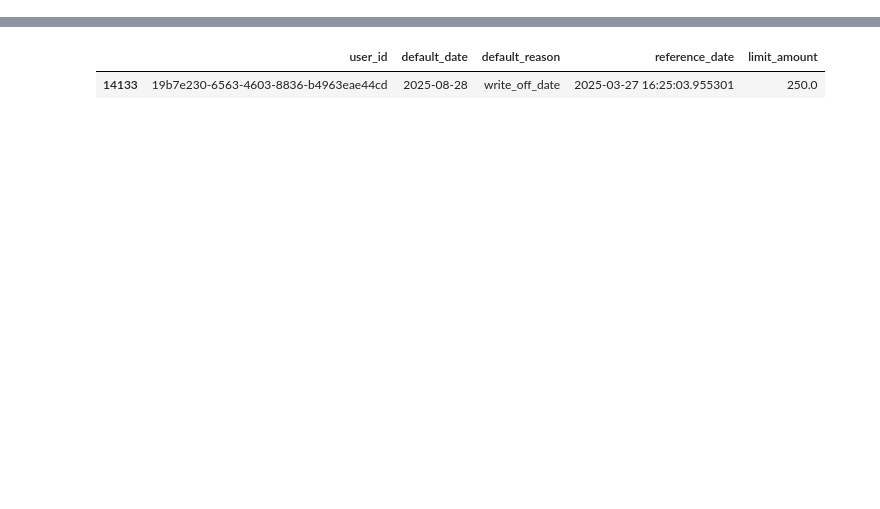
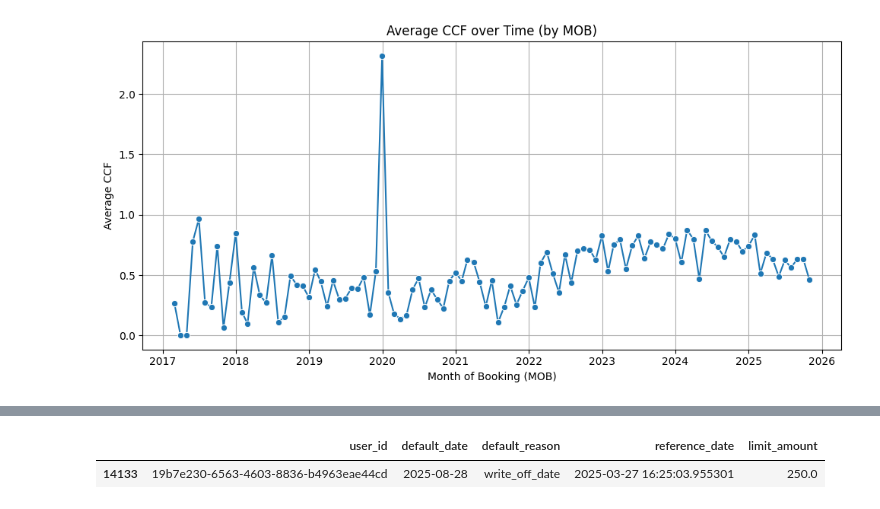
Before and after one commit to ilyakatliaroun26/CCF, a Jupyter notebook: test.ipynb, the cells around one changed output, grey strips where cells are left out. Cells and saved outputs as stored; diff of their text form; code cells hidden in the pictures; blank space fills up the shorter version.

```diff
--- a/test.ipynb
+++ b/test.ipynb
@@ -247,0 +256,11 @@ plt.show()
+# %%
+plt.figure(figsize=(10, 5))
+sns.lineplot(data=ccf_by_mob, x='mob', y='ccf', marker='o')
+plt.title('Average CCF over Time (by MOB)')
+plt.xlabel('Month of Booking (MOB)')
+plt.ylabel('Average CCF')
+plt.grid(True)
+plt.tight_layout()
+plt.show()
+# %% [output]
+[figure, added]
```
Also changed, not shown: parts of 60 cells of this notebook, 20 other files.
